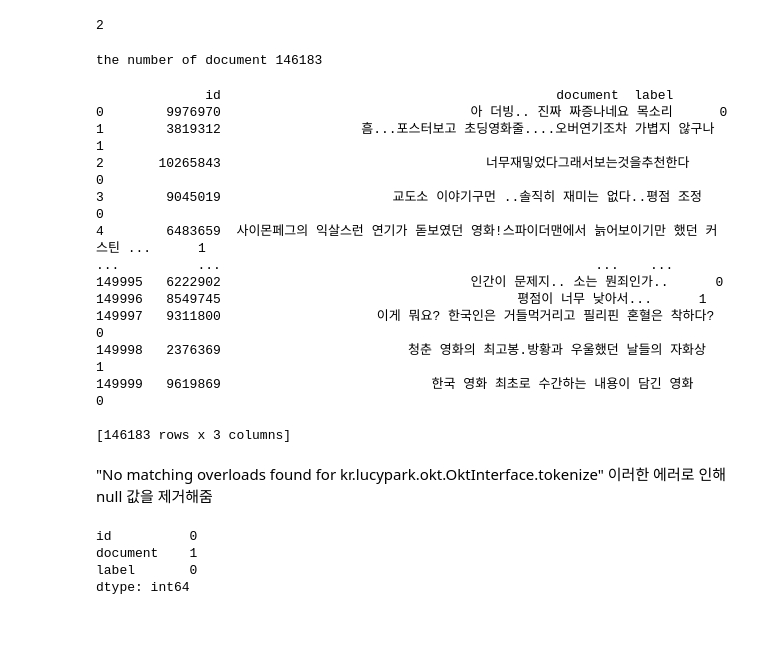
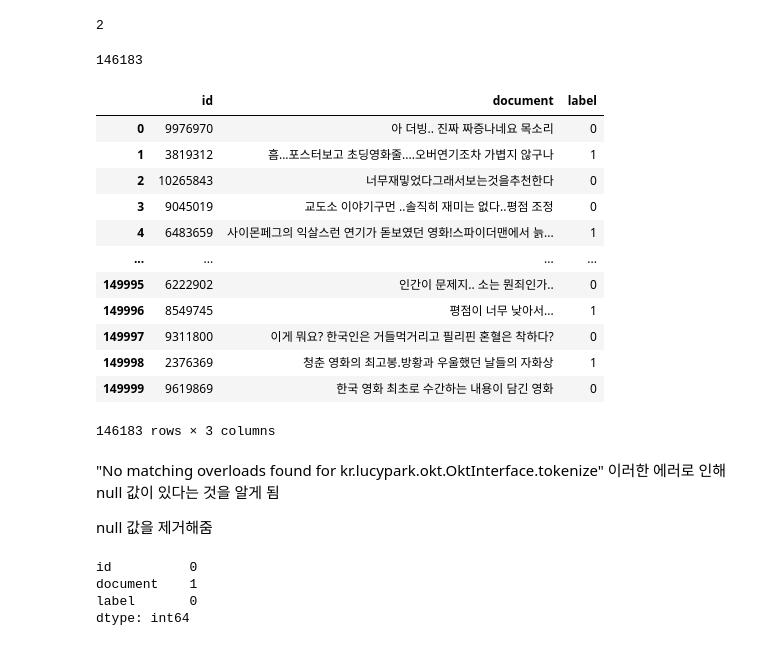
Before and after one commit to hejin8307/Sentiment-analysis-for-movie-reviews, a Jupyter notebook: movie_reviews.ipynb, the cells around one changed output. Saved outputs shown, nothing was run; the diff lists cells and outputs as text; code cells hidden in the pictures.

```diff
--- a/movie_reviews.ipynb
+++ b/movie_reviews.ipynb
@@ -90,26 +93,27 @@ train_data = train_data.drop_duplicates('document', keep='first')
-# %%
-print('the number of document', len(train_data))
-# %% [output]
-the number of document 146183
-# %%
-print(train_data)
-# %% [output]
-              id                                           document  label
-0        9976970                                아 더빙.. 진짜 짜증나네요 목소리      0
-1        3819312                  흠...포스터보고 초딩영화줄....오버연기조차 가볍지 않구나      1
-2       10265843                                  너무재밓었다그래서보는것을추천한다      0
-3        9045019                      교도소 이야기구먼 ..솔직히 재미는 없다..평점 조정      0
-4        6483659  사이몬페그의 익살스런 연기가 돋보였던 영화!스파이더맨에서 늙어보이기만 했던 커스틴 ...      1
-...          ...                                                ...    ...
-149995   6222902                                인간이 문제지.. 소는 뭔죄인가..      0
-149996   8549745                                      평점이 너무 낮아서...      1
-149997   9311800                    이게 뭐요? 한국인은 거들먹거리고 필리핀 혼혈은 착하다?      0
-149998   2376369                        청춘 영화의 최고봉.방황과 우울했던 날들의 자화상      1
-149999   9619869                           한국 영화 최초로 수간하는 내용이 담긴 영화      0
-
-[146183 rows x 3 columns]
+# %%
+len(train_data) # 중복 데이터를 제거한 후 train_data의 개수
+# %% [output]
+146183
+# %%
+train_data
+# %% [output]
+|  | id | document | label |
+| 0 | 9976970 | 아 더빙.. 진짜 짜증나네요 목소리 | 0 |
+| 1 | 3819312 | 흠...포스터보고 초딩영화줄....오버연기조차 가볍지 않구나 | 1 |
+| 2 | 10265843 | 너무재밓었다그래서보는것을추천한다 | 0 |
+| 3 | 9045019 | 교도소 이야기구먼 ..솔직히 재미는 없다..평점 조정 | 0 |
+| 4 | 6483659 | 사이몬페그의 익살스런 연기가 돋보였던 영화!스파이더맨에서 늙... | 1 |
+| ... | ... | ... | ... |
+| 149995 | 6222902 | 인간이 문제지.. 소는 뭔죄인가.. | 0 |
+| 149996 | 8549745 | 평점이 너무 낮아서... | 1 |
+| 149997 | 9311800 | 이게 뭐요? 한국인은 거들먹거리고 필리핀 혼혈은 착하다? | 0 |
+| 149998 | 2376369 | 청춘 영화의 최고봉.방황과 우울했던 날들의 자화상 | 1 |
+| 149999 | 9619869 | 한국 영화 최초로 수간하는 내용이 담긴 영화 | 0 |
+146183 rows × 3 columns
 # %% [markdown]
-"No matching overloads found for kr.lucypark.okt.OktInterface.tokenize" 이러한 에러로 인해 null 값을 제거해줌
+"No matching overloads found for kr.lucypark.okt.OktInterface.tokenize" 이러한 에러로 인해 null 값이 있다는 것을 알게 됨
+
+null 값을 제거해줌
 # %%
 print(train_data.isnull().sum()) #null값 있는지 알아보기
 # %% [output]
```
Also changed, not shown: parts of 69 cells of this notebook.
